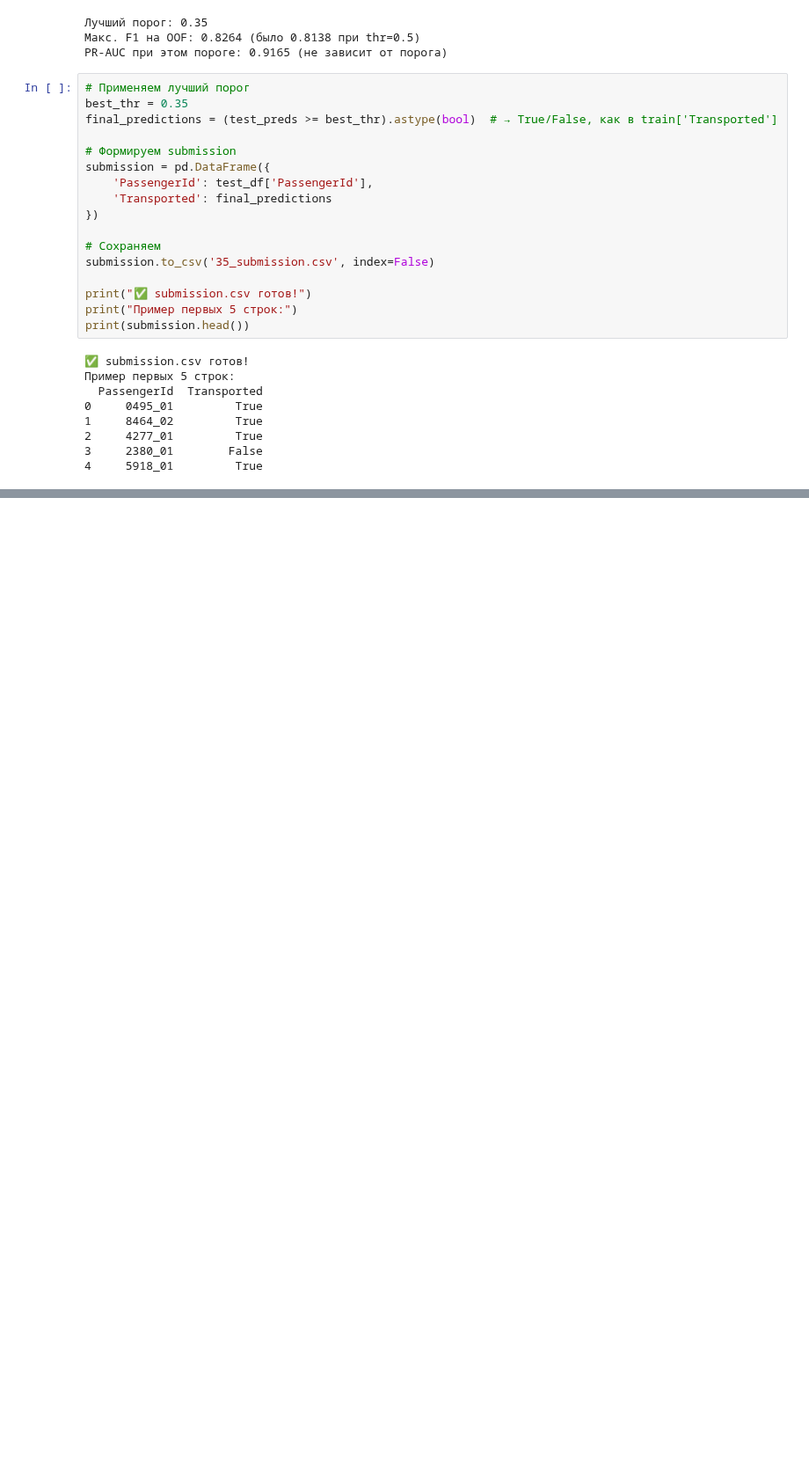
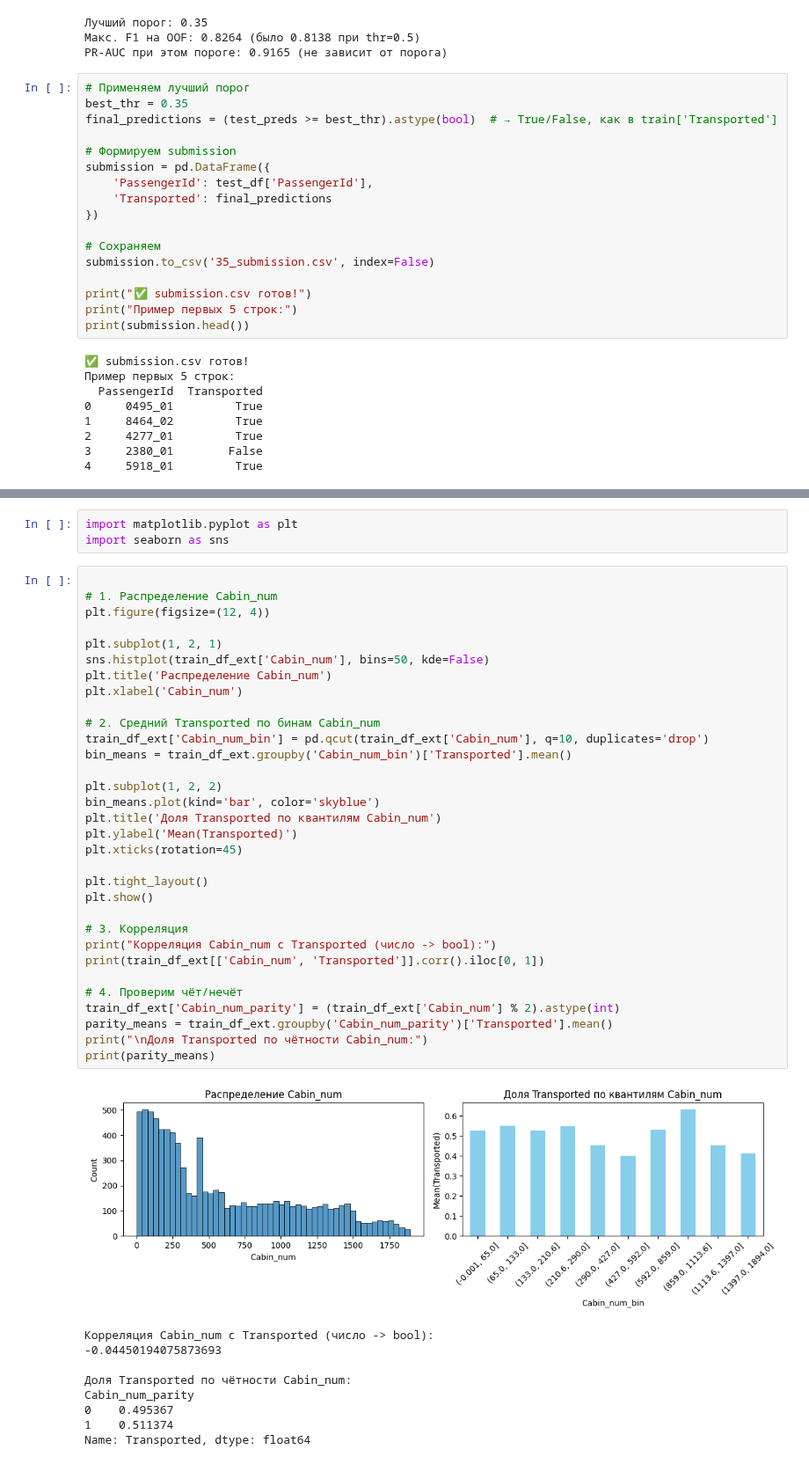
Before and after one commit to stefkong1982/netology.ru, a Jupyter notebook: RuCode_2025/Е/e_2.ipynb, the cells around one changed output, grey strips where cells are left out. Shown at 88% size. Saved outputs shown, nothing was run; the diff lists cells and outputs as text; blank space fills up the shorter version.

```diff
--- a/RuCode_2025/Е/e_2.ipynb
+++ b/RuCode_2025/Е/e_2.ipynb
@@ -599,0 +683,45 @@ print(submission.head())
+# %%
+import matplotlib.pyplot as plt
+import seaborn as sns
+# %%
+
+# 1. Распределение Cabin_num
+plt.figure(figsize=(12, 4))
+
+plt.subplot(1, 2, 1)
+sns.histplot(train_df_ext['Cabin_num'], bins=50, kde=False)
+plt.title('Распределение Cabin_num')
+plt.xlabel('Cabin_num')
+
+# 2. Средний Transported по бинам Cabin_num
+train_df_ext['Cabin_num_bin'] = pd.qcut(train_df_ext['Cabin_num'], q=10, duplicates='drop')
+bin_means = train_df_ext.groupby('Cabin_num_bin')['Transported'].mean()
+
+plt.subplot(1, 2, 2)
+bin_means.plot(kind='bar', color='skyblue')
+plt.title('Доля Transported по квантилям Cabin_num')
+plt.ylabel('Mean(Transported)')
+plt.xticks(rotation=45)
+
+plt.tight_layout()
+plt.show()
+
+# 3. Корреляция
+print("Корреляция Cabin_num с Transported (число -> bool):")
+print(train_df_ext[['Cabin_num', 'Transported']].corr().iloc[0, 1])
+
+# 4. Проверим чёт/нечёт
+train_df_ext['Cabin_num_parity'] = (train_df_ext['Cabin_num'] % 2).astype(int)
+parity_means = train_df_ext.groupby('Cabin_num_parity')['Transported'].mean()
+print("\nДоля Transported по чётности Cabin_num:")
+print(parity_means)
+# %% [output]
+[figure, added]
+Корреляция Cabin_num с Transported (число -> bool):
+-0.04450194075873693
+
+Доля Transported по чётности Cabin_num:
+Cabin_num_parity
+0    0.495367
+1    0.511374
+Name: Transported, dtype: float64
```
Also changed, not shown: parts of 9 cells of this notebook.
